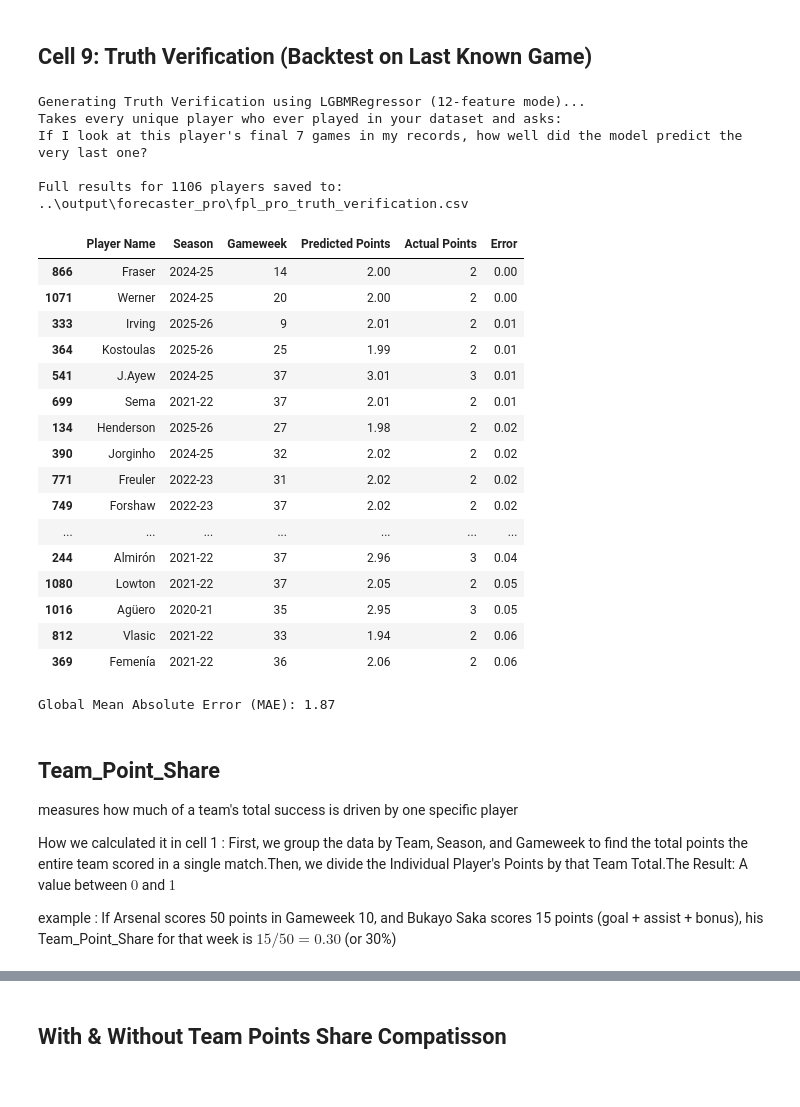
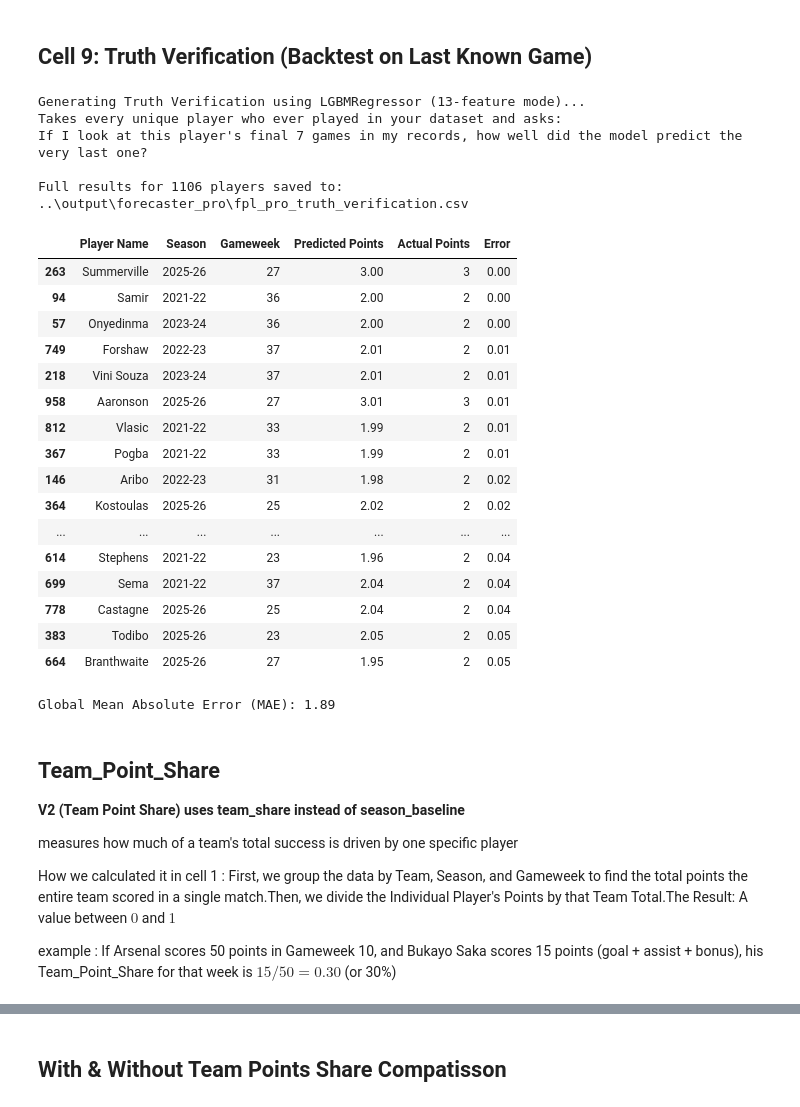
Before and after one commit to sophiedelrey/fpl_pipeline, a Jupyter notebook: models/forecaster_pro.ipynb, the cells around one changed output, grey strips where cells are left out. Cells and saved outputs as stored; diff of their text form; code cells hidden in the pictures.

```diff
--- a/models/forecaster_pro.ipynb
+++ b/models/forecaster_pro.ipynb
@@ -296,6 +362,7 @@ def generate_fpl_windows_pro(df, window_size=6):
         phase = group['Season_Phase'].values
         season_baseline = group['Prev_Season_Avg_Points'].values
         group_indices = group.index.tolist()  # NEW: actual df_augmented index values
+        avg_pts_vs_diff = group['Avg_Pts_vs_Difficulty'].values
 
         if len(points) <= window_size:
             continue
@@ -311,18 +378,24 @@ def generate_fpl_windows_pro(df, window_size=6):
             t_min = avg_min[target_idx]
             t_phase = phase[target_idx]
             t_baseline = season_baseline[target_idx]
+            t_avg_vs_diff = avg_pts_vs_diff[target_idx]
             target_points = points[i + window_size]
 
             if np.all(window == 0) and target_points == 0:
                 continue
 
-            row = list(window) + [position, t_diff, t_home, t_min, t_phase, t_baseline, target_points]
+            #row = list(window) + [position, t_diff, t_home, t_min, t_phase, t_baseline, target_points]
+            row = list(window) + [position, t_diff, t_home, t_min, t_phase, t_baseline, t_avg_vs_diff, target_points]
             train_data.append(row)
             source_indices.append(group_indices[i + window_size])  # NEW: index of target row
 
+    #columns = [f'lag_{i}' for i in range(window_size, 0, -1)] + \
+              #['position', 'next_difficulty', 'next_is_home', 'rolling_min',
+              # 'season_phase', 'season_baseline', 'target']
+
     columns = [f'lag_{i}' for i in range(window_size, 0, -1)] + \
               ['position', 'next_difficulty', 'next_is_home', 'rolling_min',
-               'season_phase', 'season_baseline', 'target']
+               'season_phase', 'season_baseline', 'avg_pts_vs_diff', 'target']
 
     result_df = pd.DataFrame(train_data, columns=columns)
     result_df.index = source_indices  # NEW: set index to df_augmented source rows
@@ -933,18 +1631,30 @@ for pid, group in df_inf_active.groupby('Player UUID'):
         lags = list(group['Total Points'].tail(6).values)
         last_row = group.iloc[-1]
 
+        #row = lags + [
+         #   last_row['Position'], last_row['Next_Opponent_Difficulty'],
+          #  last_row['Next_Is_Home'], last_row['Rolling_Avg_Minutes_5'],
+           # last_row['Season_Phase'], last_row['Prev_Season_Avg_Points']
+        #]
+
         row = lags + [
             last_row['Position'], last_row['Next_Opponent_Difficulty'],
             last_row['Next_Is_Home'], last_row['Rolling_Avg_Minutes_5'],
-            last_row['Season_Phase'], last_row['Prev_Season_Avg_Points']
+            last_row['Season_Phase'], last_row['Prev_Season_Avg_Points'],
+            last_row['Avg_Pts_vs_Difficulty']
         ]
+
         inference_data.append(row)
         player_names.append(last_row['Web Name'])
 
 # 2. CONVERT TO DATAFRAME
 # Use the exact column names used in the training window dataframe
+#feature_cols = [f'lag_{i}' for i in range(6, 0, -1)] + \
+    #           ['position', 'next_difficulty', 'next_is_home', 'rolling_min', 'season_phase', 'season_baseline']
+
 feature_cols = [f'lag_{i}' for i in range(6, 0, -1)] + \
-               ['position', 'next_difficulty', 'next_is_home', 'rolling_min', 'season_phase', 'season_baseline']
+               ['position', 'next_difficulty', 'next_is_home', 'rolling_min',
+                'season_phase', 'season_baseline', 'avg_pts_vs_diff']
 
 inference_df = pd.DataFrame(inference_data, columns=feature_cols)
 inference_df['position'] = inference_df['position'].astype('category')
@@ -1155,7 +1865,7 @@ current_model = model_raw
 all_detailed_results = []
 lag_cols = [f'lag_{i}' for i in range(6, 0, -1)]
 
-print(f"Generating Truth Verification using {type(current_model).__name__} (12-feature mode)...")
+print(f"Generating Truth Verification using {type(current_model).__name__} (13-feature mode)...")
 
 # 3. Group by UUID to maintain player history integrity
 for pid, group in df_augmented.groupby('Player UUID'):
@@ -1170,7 +1880,7 @@ for pid, group in df_augmented.groupby('Player UUID'):
         pos = actual_row['Position']
         actual_points = actual_row['Total Points']
 
-        # Prepare Features (Added the 12th feature: Prev_Season_Avg_Points)
+        # Prepare Features (13 features: 6 lags + 7 context)
         window_points = list(backtest_rows['Total Points'].values)
         context_features = [
             pos,
@@ -1178,13 +1888,16 @@ for pid, group in df_augmented.groupby('Player UUID'):
             actual_row['Next_Is_Home'],
             actual_row['Rolling_Avg_Minutes_5'],
             actual_row['Season_Phase'],
-            actual_row['Prev_Season_Avg_Points']  # <--- FIXED: Added 12th feature
+            actual_row['Prev_Season_Avg_Points'],
+            actual_row['Avg_Pts_vs_Difficulty']   # 13th feature added
         ]
 
-        # Create input DataFrame with 12 aligned columns
+        # Create input DataFrame with 13 aligned columns
         feature_vector = window_points + context_features
         columns = lag_cols + ['position', 'next_difficulty', 'next_is_home',
-                             'rolling_min', 'season_phase', 'season_baseline'] # <--- FIXED: Added column name
+                              'rolling_min', 'season_phase', 'season_baseline',
+                              'avg_pts_vs_diff']
+
 
         input_df = pd.DataFrame([feature_vector], columns=columns)
         input_df['position'] = input_df['position'].astype('category')
@@ -1197,53 +1910,55 @@ for pid, group in df_augmented.groupby('Player UUID'):
             'Player Name': name,
             'Season': actual_row['season'],
             'Gameweek': actual_row['Gameweek'],
             'Predicted Points': round(float(pred_val), 2),
             'Actual Points': actual_points,
             'Error': round(abs(pred_val - actual_points), 2)
         })
 
 # 4. Save and Display Results
 full_truth_df = pd.DataFrame(all_detailed_results).sort_values(by='Error', ascending=True)
 full_truth_df.to_csv(full_truth_output_path, index=False, encoding="utf-8-sig")
 
 print("Takes every unique player who ever played in your dataset and asks:")
 print("If I look at this player's final 7 games in my records, how well did the model predict the very last one?")
 
 print(f"\nFull results for {len(full_truth_df)} players saved to: {full_truth_output_path}")
 
 # Display the 20 most accurate predictions
 display(full_truth_df.head(20))
 
 # 5. Final Audit Metrics
 if not full_truth_df.empty:
     mae_val = full_truth_df['Error'].mean()
     print(f"\nGlobal Mean Absolute Error (MAE): {mae_val:.2f}")
 # %% [output]
-Generating Truth Verification using LGBMRegressor (12-feature mode)...
+Generating Truth Verification using LGBMRegressor (13-feature mode)...
 Takes every unique player who ever played in your dataset and asks:
 If I look at this player's final 7 games in my records, how well did the model predict the very last one?
 
 Full results for 1106 players saved to: ..\output\forecaster_pro\fpl_pro_truth_verification.csv
 |  | Player Name | Season | Gameweek | Predicted Points | Actual Points | Error |
-| 866 | Fraser | 2024-25 | 14 | 2.00 | 2 | 0.00 |
-| 1071 | Werner | 2024-25 | 20 | 2.00 | 2 | 0.00 |
-| 333 | Irving | 2025-26 | 9 | 2.01 | 2 | 0.01 |
-| 364 | Kostoulas | 2025-26 | 25 | 1.99 | 2 | 0.01 |
-| 541 | J.Ayew | 2024-25 | 37 | 3.01 | 3 | 0.01 |
-| 699 | Sema | 2021-22 | 37 | 2.01 | 2 | 0.01 |
-| 134 | Henderson | 2025-26 | 27 | 1.98 | 2 | 0.02 |
-| 390 | Jorginho | 2024-25 | 32 | 2.02 | 2 | 0.02 |
-| 771 | Freuler | 2022-23 | 31 | 2.02 | 2 | 0.02 |
-| 749 | Forshaw | 2022-23 | 37 | 2.02 | 2 | 0.02 |
+| 263 | Summerville | 2025-26 | 27 | 3.00 | 3 | 0.00 |
+| 94 | Samir | 2021-22 | 36 | 2.00 | 2 | 0.00 |
+| 57 | Onyedinma | 2023-24 | 36 | 2.00 | 2 | 0.00 |
+| 749 | Forshaw | 2022-23 | 37 | 2.01 | 2 | 0.01 |
+| 218 | Vini Souza | 2023-24 | 37 | 2.01 | 2 | 0.01 |
+| 958 | Aaronson | 2025-26 | 27 | 3.01 | 3 | 0.01 |
+| 812 | Vlasic | 2021-22 | 33 | 1.99 | 2 | 0.01 |
+| 367 | Pogba | 2021-22 | 33 | 1.99 | 2 | 0.01 |
+| 146 | Aribo | 2022-23 | 31 | 1.98 | 2 | 0.02 |
+| 364 | Kostoulas | 2025-26 | 25 | 2.02 | 2 | 0.02 |
 | ... | ... | ... | ... | ... | ... | ... |
-| 244 | Almirón | 2021-22 | 37 | 2.96 | 3 | 0.04 |
-| 1080 | Lowton | 2021-22 | 37 | 2.05 | 2 | 0.05 |
-| 1016 | Agüero | 2020-21 | 35 | 2.95 | 3 | 0.05 |
-| 812 | Vlasic | 2021-22 | 33 | 1.94 | 2 | 0.06 |
-| 369 | Femenía | 2021-22 | 36 | 2.06 | 2 | 0.06 |
+| 614 | Stephens | 2021-22 | 23 | 1.96 | 2 | 0.04 |
+| 699 | Sema | 2021-22 | 37 | 2.04 | 2 | 0.04 |
+| 778 | Castagne | 2025-26 | 25 | 2.04 | 2 | 0.04 |
+| 383 | Todibo | 2025-26 | 23 | 2.05 | 2 | 0.05 |
+| 664 | Branthwaite | 2025-26 | 27 | 1.95 | 2 | 0.05 |
-Global Mean Absolute Error (MAE): 1.87
+Global Mean Absolute Error (MAE): 1.89
 # %% [markdown]
 ## Team_Point_Share
+__V2 (Team Point Share) uses team_share instead of season_baseline__
+
 measures how much of a team's total success is driven by one specific player
 
 How we calculated it in cell 1 :
```
Also changed, not shown: parts of 55 cells of this notebook, 1 other file.
